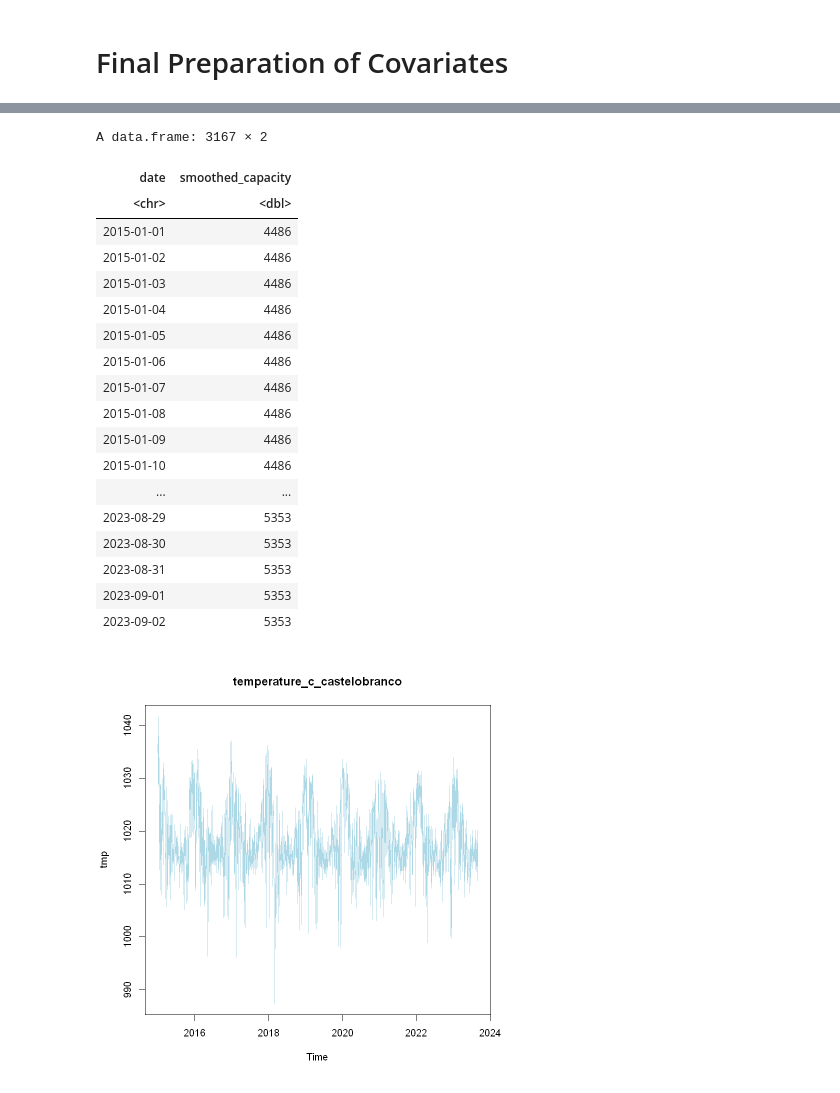
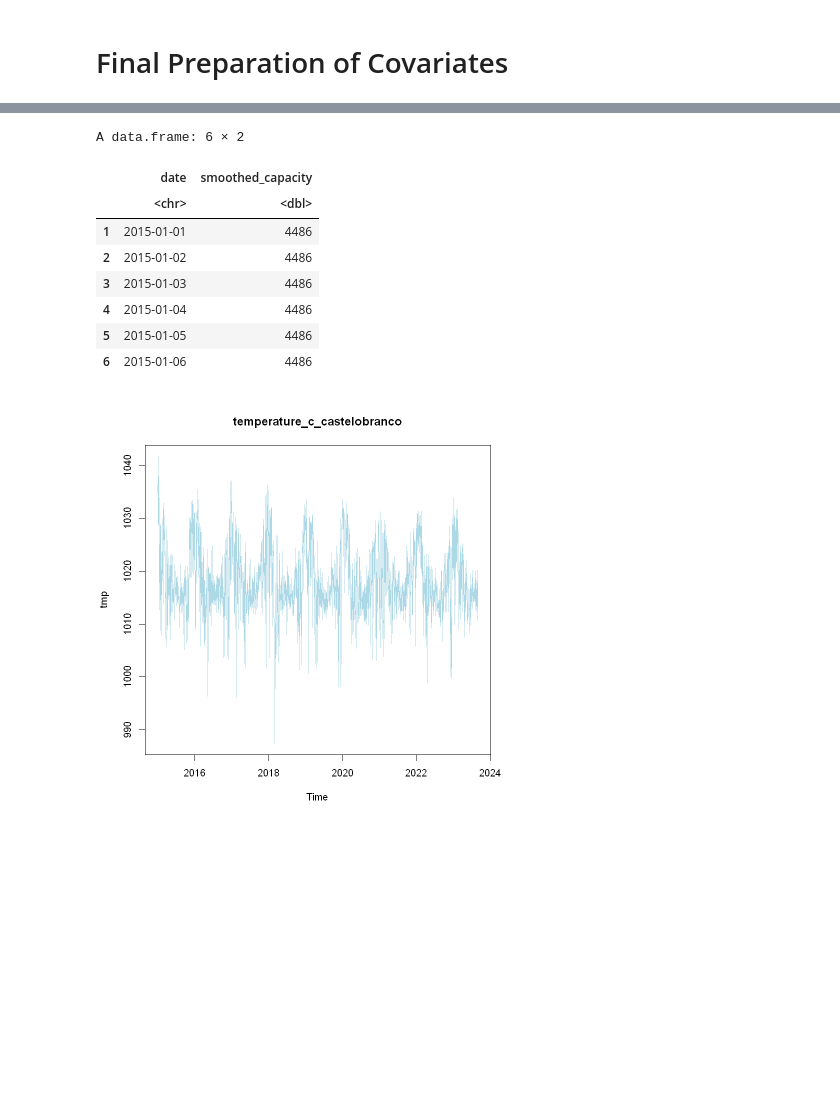
Before and after one commit to gallomaria/PortugalWindEnergyProductionForecast, a Jupyter notebook: prepare_covariates.ipynb, the cells around one changed output, grey strips where cells are left out. Saved outputs shown, nothing was run; the diff lists cells and outputs as text; code cells hidden in the pictures; blank space fills up the shorter version.

```diff
--- a/prepare_covariates.ipynb
+++ b/prepare_covariates.ipynb
@@ -33,25 +23,15 @@ A data.frame: 3167 × 28
 # %%
-capacity
+head(capacity)
 # %% [output]
-A data.frame: 3167 × 2
+A data.frame: 6 × 2
-| date | smoothed_capacity |
-| <chr> | <dbl> |
-| 2015-01-01 | 4486 |
-| 2015-01-02 | 4486 |
-| 2015-01-03 | 4486 |
-| 2015-01-04 | 4486 |
-| 2015-01-05 | 4486 |
-| 2015-01-06 | 4486 |
-| 2015-01-07 | 4486 |
-| 2015-01-08 | 4486 |
-| 2015-01-09 | 4486 |
-| 2015-01-10 | 4486 |
-| ... | ... |
-| 2023-08-29 | 5353 |
-| 2023-08-30 | 5353 |
-| 2023-08-31 | 5353 |
-| 2023-09-01 | 5353 |
-| 2023-09-02 | 5353 |
+|  | date | smoothed_capacity |
+|  | <chr> | <dbl> |
+| 1 | 2015-01-01 | 4486 |
+| 2 | 2015-01-02 | 4486 |
+| 3 | 2015-01-03 | 4486 |
+| 4 | 2015-01-04 | 4486 |
+| 5 | 2015-01-05 | 4486 |
+| 6 | 2015-01-06 | 4486 |
 # %%
 covariates <- merge(weather, capacity, by = "date")
 # %%
```
Also changed, not shown: parts of 1 cell of this notebook.
